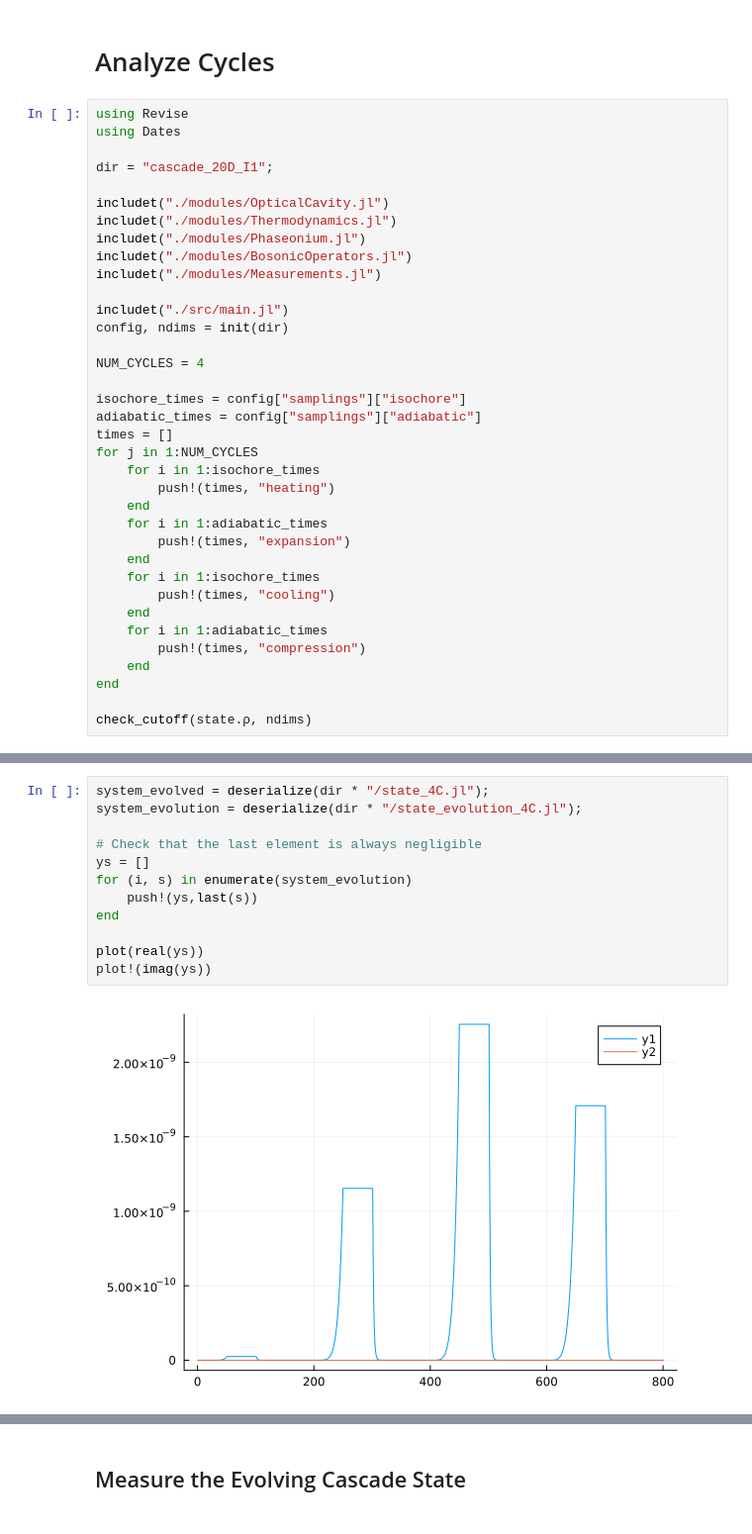
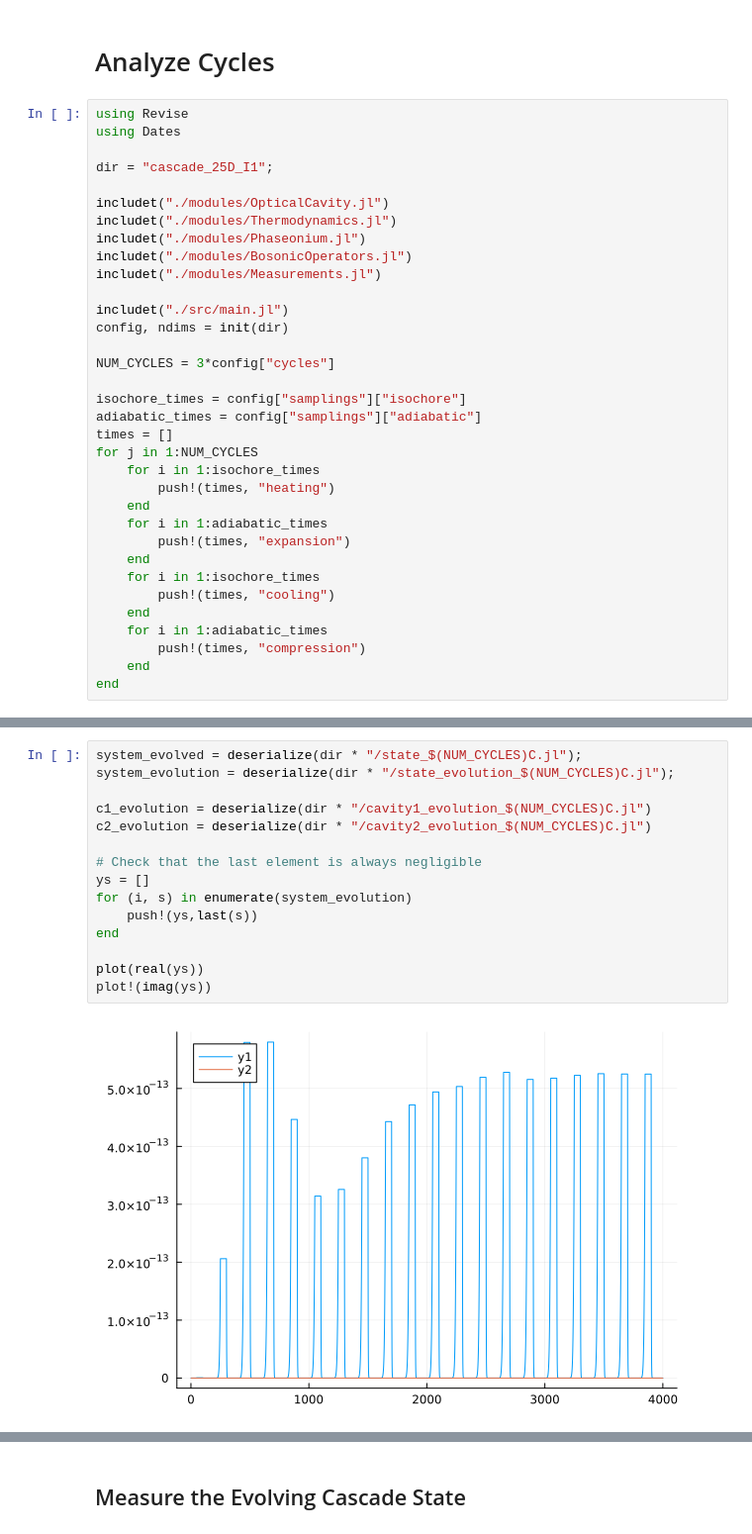
Before and after one commit to fedesss98/phaseonium-thermodynamics, a Jupyter notebook: julia/09-analyze-cascade-jl.ipynb, the cells around one changed output, grey strips where cells are left out. Shown at 99% size. Saved outputs shown, nothing was run; the diff lists cells and outputs as text.

```diff
--- a/julia/09-analyze-cascade-jl.ipynb
+++ b/julia/09-analyze-cascade-jl.ipynb
@@ -4,7 +4,7 @@
 using Revise
 using Dates
 
-dir = "cascade_20D_I1";
+dir = "cascade_25D_I1";
 
 includet("./modules/OpticalCavity.jl")
 includet("./modules/Thermodynamics.jl")
@@ -15,7 +15,7 @@ includet("./modules/Measurements.jl")
 includet("./src/main.jl")
 config, ndims = init(dir)
 
-NUM_CYCLES = 4
+NUM_CYCLES = 3*config["cycles"]
 
 isochore_times = config["samplings"]["isochore"]
 adiabatic_times = config["samplings"]["adiabatic"]
@@ -34,6 +34,4 @@ for j in 1:NUM_CYCLES
         push!(times, "compression")
     end
 end
-
-check_cutoff(state.ρ, ndims)
 # %% [output]
@@ -47,14 +43,17 @@ Last Element 1.8967849780359055e-11
 # %%
-system_evolved = deserialize(dir * "/state_4C.jl");
-system_evolution = deserialize(dir * "/state_evolution_4C.jl");
+system_evolved = deserialize(dir * "/state_$(NUM_CYCLES)C.jl");
+system_evolution = deserialize(dir * "/state_evolution_$(NUM_CYCLES)C.jl");
+
+c1_evolution = deserialize(dir * "/cavity1_evolution_$(NUM_CYCLES)C.jl")
+c2_evolution = deserialize(dir * "/cavity2_evolution_$(NUM_CYCLES)C.jl")
 
 # Check that the last element is always negligible
 ys = []
 for (i, s) in enumerate(system_evolution)
     push!(ys,last(s))
 end
 
 plot(real(ys))
 plot!(imag(ys))
 # %% [output]
-[figure, old version]
+[figure, new version]
```
Also changed, not shown: parts of 3 cells of this notebook, 1 other file.
